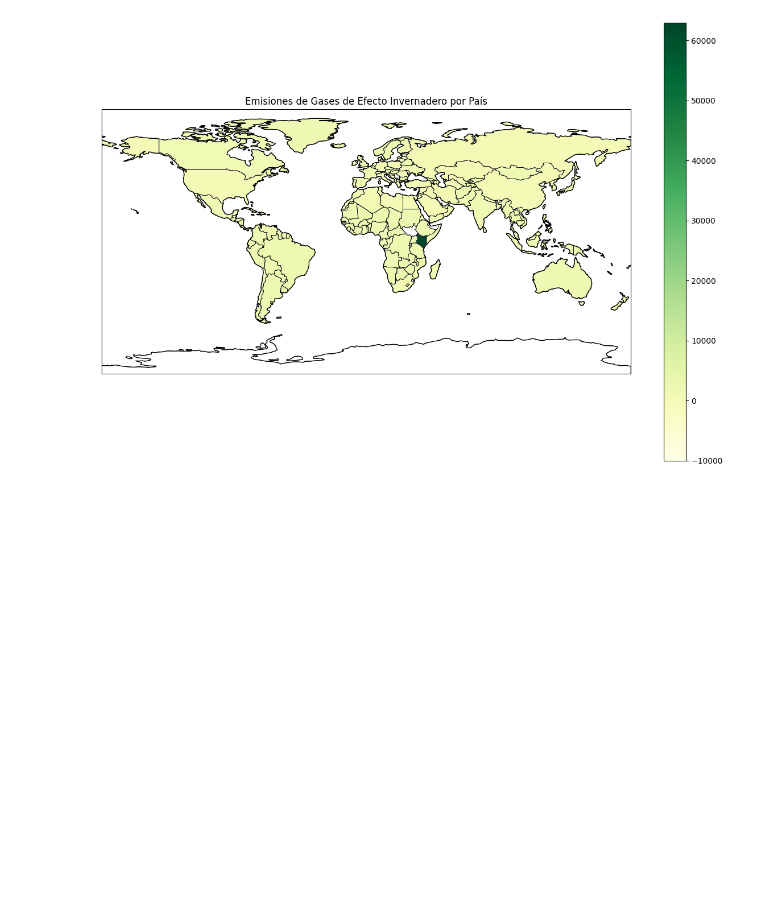
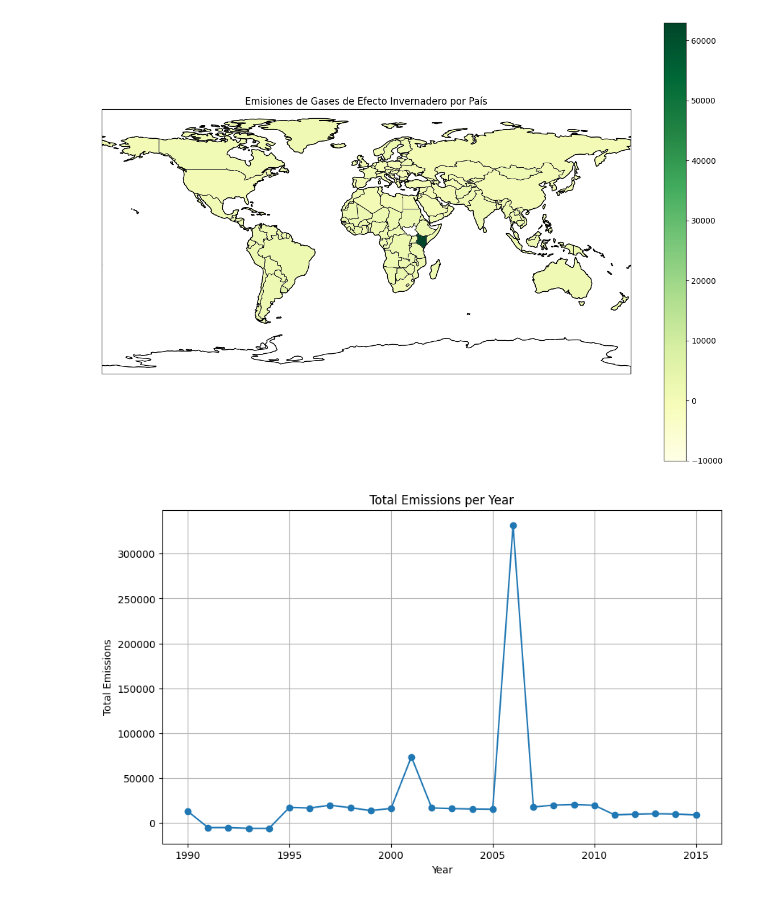
Before and after one commit to MaIsabelSolano/UVG_DS_Lab9, a Jupyter notebook: Lab9.ipynb, the cells around one changed output. Cells and saved outputs as stored; diff of their text form; code cells hidden in the pictures; blank space fills up the shorter version.

```diff
--- a/Lab9.ipynb
+++ b/Lab9.ipynb
@@ -235,3 +280,18 @@ plt.show()
 # %%
 path = get_path("naturalearth.land")
 df = gpd.read_file(path)
+# %%
+import pandas as pd
+
+
+total_emissions_per_year = data.groupby('Year')['Emissions'].sum().reset_index()
+plt.figure(figsize=(10, 6))
+plt.plot(total_emissions_per_year['Year'], total_emissions_per_year['Emissions'], marker='o', linestyle='-')
+plt.xlabel('Year')
+plt.ylabel('Total Emissions')
+plt.title('Total Emissions per Year')
+plt.grid(True)
+
+plt.show()
+# %% [output]
+[figure, added]
```
Also changed, not shown: parts of 6 cells of this notebook.
